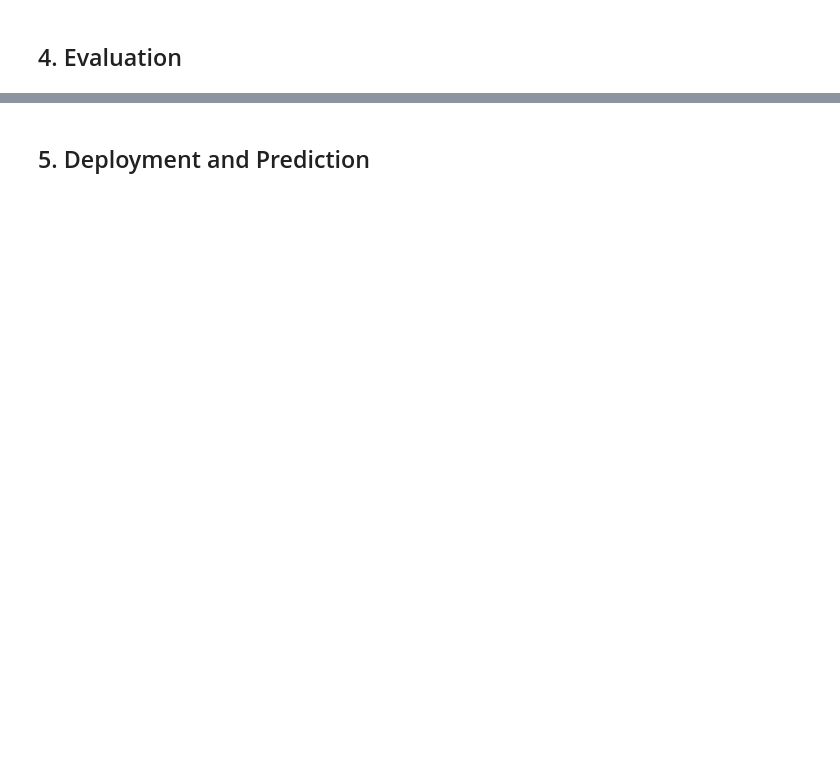
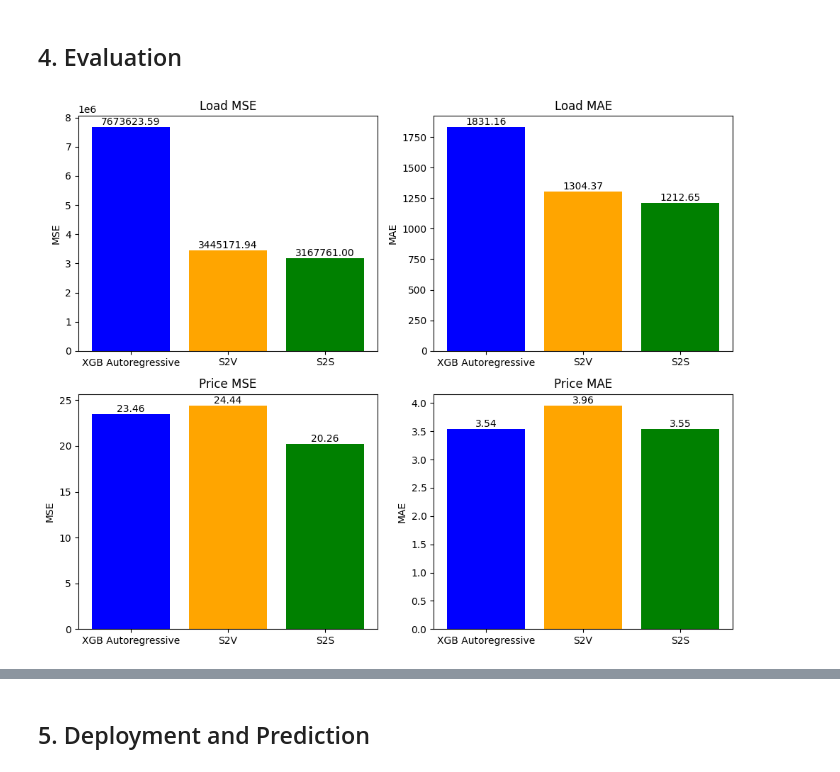
Before and after one commit to Jackson00Han/Time-Series-Training, a Jupyter notebook: Copy_of_multivariate_time_series.ipynb, the cells around one changed output, grey strips where cells are left out. Drawn from its saved outputs; the diff is of its cells as text; code cells hidden in the pictures; blank space fills up the shorter version.

```diff
--- a/Copy_of_multivariate_time_series.ipynb
+++ b/Copy_of_multivariate_time_series.ipynb
@@ -2179,0 +2177,46 @@ price_model= xgb.train(
+# %%
+# Visualizing the performance of three models: XGBoost+Autoregressive, seq2vec CLD, seq2seq CLD
+
+# Colors for the bars
+colors = ['blue', 'orange', 'green']
+
+# Load MSE and MAE values for each method
+load_mse_values = [xgb_autoregressive_load_mse, s2v_load_mse, s2s_load_mse]
+load_mae_values = [xgb_autoregressive_load_mae, s2v_load_mae, s2s_load_mae]
+
+# Price MSE and MAE values for each method
+price_mse_values = [xgb_autoregressive_price_mse, s2v_price_mse, s2s_price_mse]
+price_mae_values = [xgb_autoregressive_price_mae, s2v_price_mae, s2s_price_mae]
+
+# Create subplots for the comparisons
+fig, axs = plt.subplots(2, 2, figsize=(10, 8))
+
+# Load MSE bar chart
+bars = axs[0,0].bar(['XGB Autoregressive', 'S2V', 'S2S'], load_mse_values, color=colors)
+axs[0,0].set_title('Load MSE')
+axs[0,0].set_ylabel('MSE')
+axs[0,0].bar_label(bars, fmt='%.2f')
+
+# Load MAE bar chart
+bars = axs[0,1].bar(['XGB Autoregressive', 'S2V', 'S2S'], load_mae_values, color=colors)
+axs[0,1].set_title('Load MAE')
+axs[0,1].set_ylabel('MAE')
+axs[0,1].bar_label(bars, fmt='%.2f')
+
+# Price MSE bar chart
+bars = axs[1,0].bar(['XGB Autoregressive', 'S2V', 'S2S'], price_mse_values, color=colors)
+axs[1,0].set_title('Price MSE')
+axs[1,0].set_ylabel('MSE')
+axs[1,0].bar_label(bars, fmt='%.2f')
+
+# Price MAE bar chart
+bars = axs[1,1].bar(['XGB Autoregressive', 'S2V', 'S2S'], price_mae_values, color=colors)
+axs[1,1].set_title('Price MAE')
+axs[1,1].set_ylabel('MAE')
+axs[1,1].bar_label(bars, fmt='%.2f')
+
+# Adjust layout and show the plot
+plt.tight_layout()
+plt.show()
+# %% [output]
+[figure, added]
```
Also changed, not shown: parts of 24 cells of this notebook.
